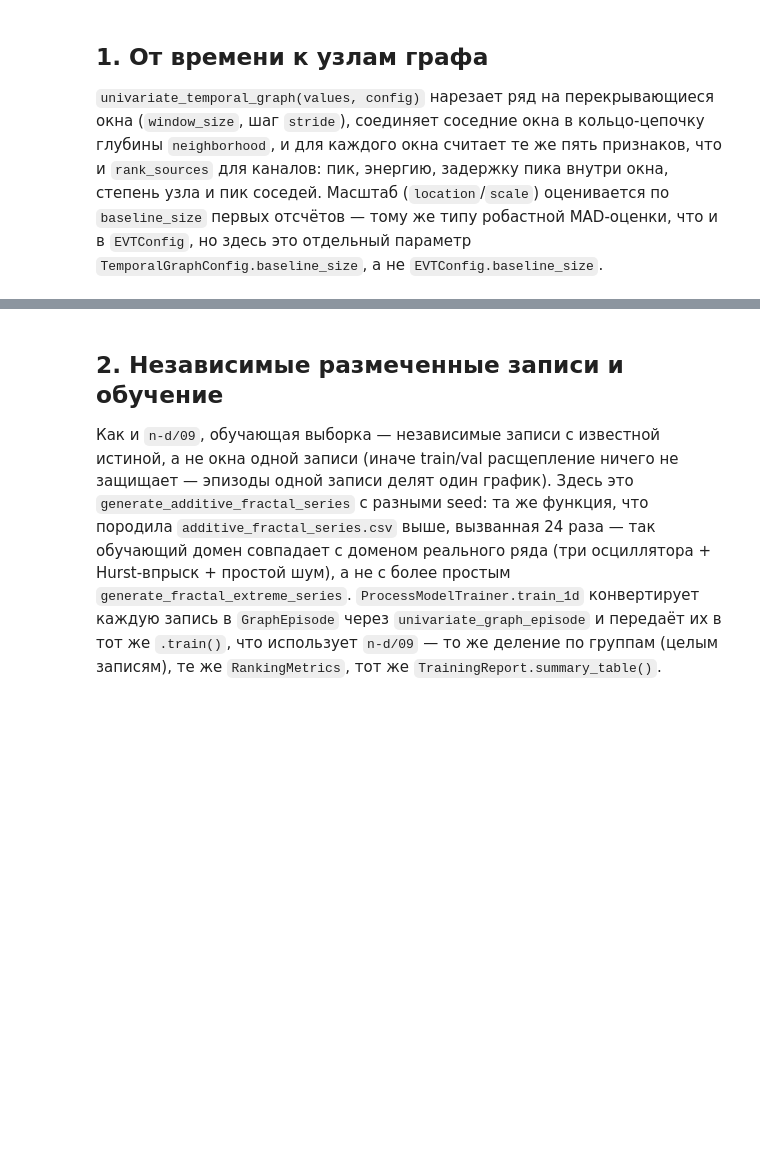
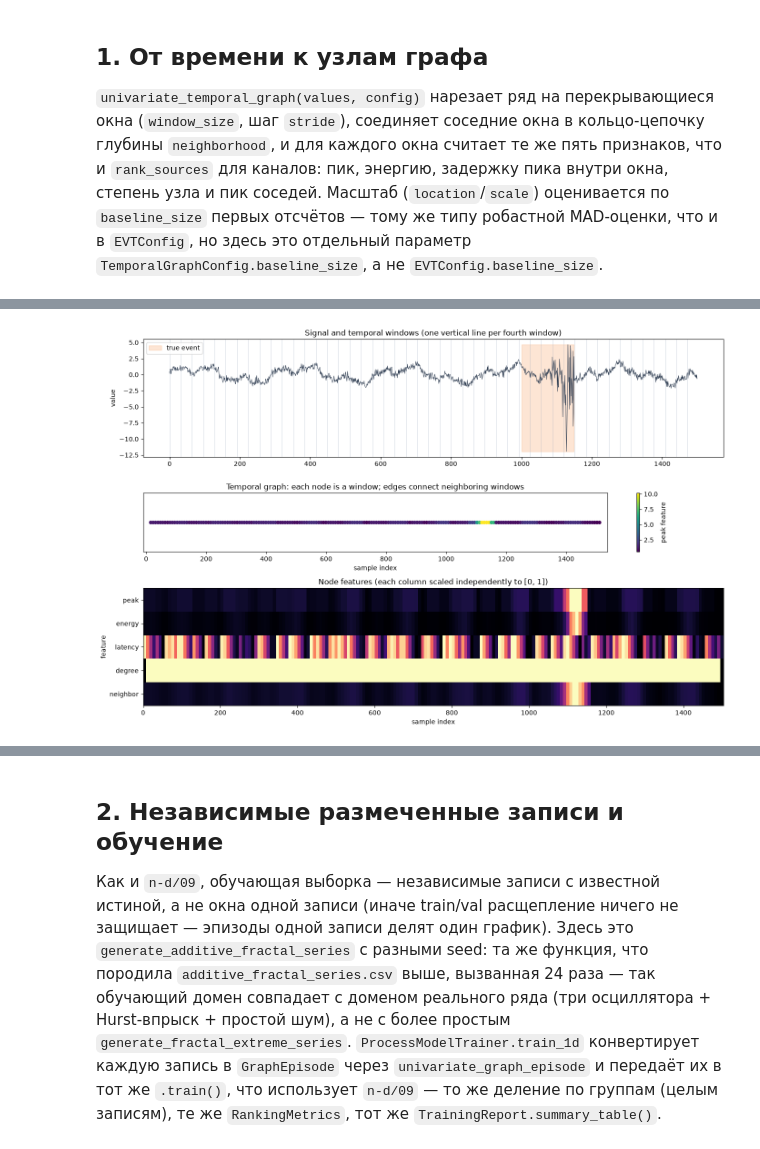
Before and after one commit to D2718281828nis/EVT-educational-demo, a Jupyter notebook: demo/evt-educational-demo/notebooks/1-d/09_temporal_graph_gnn_gat.ipynb, the cells around one changed output, grey strips where cells are left out. Cells and saved outputs as stored; diff of their text form; code cells hidden in the pictures; blank space fills up the shorter version.

```diff
--- a/demo/evt-educational-demo/notebooks/1-d/09_temporal_graph_gnn_gat.ipynb
+++ b/demo/evt-educational-demo/notebooks/1-d/09_temporal_graph_gnn_gat.ipynb
@@ -91,0 +92,71 @@ plt.show()
+# %%
+# Visualize the signal windows, temporal graph topology, and five node features.
+feature_names = ["peak", "energy", "latency", "degree", "neighbor"]
+window_centers = starts + (TEMPORAL_CONFIG.window_size - 1) / 2
+adjacency_array = adjacency.toarray() if hasattr(adjacency, "toarray") else np.asarray(adjacency)
+
+fig, (ax_signal, ax_graph, ax_features) = plt.subplots(
+    3, 1, figsize=(14, 9), gridspec_kw={"height_ratios": [2, 1, 2]}, sharex=False
+)
+
+# Signal and window locations
+sample_indices = np.arange(len(x))
+ax_signal.plot(sample_indices, x, color="#334155", linewidth=0.7)
+ax_signal.fill_between(
+    sample_indices, x.min(), x.max(), where=event_mask,
+    color="#f97316", alpha=0.18, label="true event",
+)
+for start in starts[::4]:
+    ax_signal.axvline(start, color="#94a3b8", linewidth=0.5, alpha=0.6)
+ax_signal.set(
+    title="Signal and temporal windows (one vertical line per fourth window)",
+    ylabel="value",
+)
+ax_signal.legend(loc="upper left")
+
+# Graph nodes are window centers; edges come from the adjacency matrix.
+edge_rows, edge_cols = np.where(np.triu(adjacency_array, k=1) != 0)
+for i, j in zip(edge_rows, edge_cols):
+    ax_graph.plot(
+        window_centers[[i, j]], [0, 0],
+        color="#94a3b8", linewidth=0.8, zorder=1,
+    )
+nodes = ax_graph.scatter(
+    window_centers, np.zeros_like(window_centers),
+    c=features[:, 0], cmap="viridis", s=24, zorder=2,
+)
+fig.colorbar(nodes, ax=ax_graph, label="peak feature")
+ax_graph.set(
+    title="Temporal graph: each node is a window; edges connect neighboring windows",
+    xlabel="sample index", yticks=[],
+    xlim=(starts[0] - 10, starts[-1] + TEMPORAL_CONFIG.window_size + 10),
+)
+
+# Normalize each feature column independently to show relative variation.
+column_min = features.min(axis=0)
+column_range = np.ptp(features, axis=0)
+normalized_features = (features - column_min) / np.where(column_range == 0, 1, column_range)
+
+ax_features.imshow(
+    normalized_features.T,
+    aspect="auto",
+    interpolation="nearest",
+    cmap="magma",
+    extent=(
+        starts[0],
+        starts[-1] + TEMPORAL_CONFIG.stride,
+        len(feature_names) - 0.5,
+        -0.5,
+    ),
+)
+ax_features.set(
+    title="Node features (each column scaled independently to [0, 1])",
+    xlabel="sample index",
+    ylabel="feature",
+    yticks=np.arange(len(feature_names)),
+    yticklabels=feature_names,
+)
+plt.tight_layout()
+plt.show()
+# %% [output]
+[figure, added]
```
Also changed, not shown: parts of 9 cells of this notebook, 19 other files.
